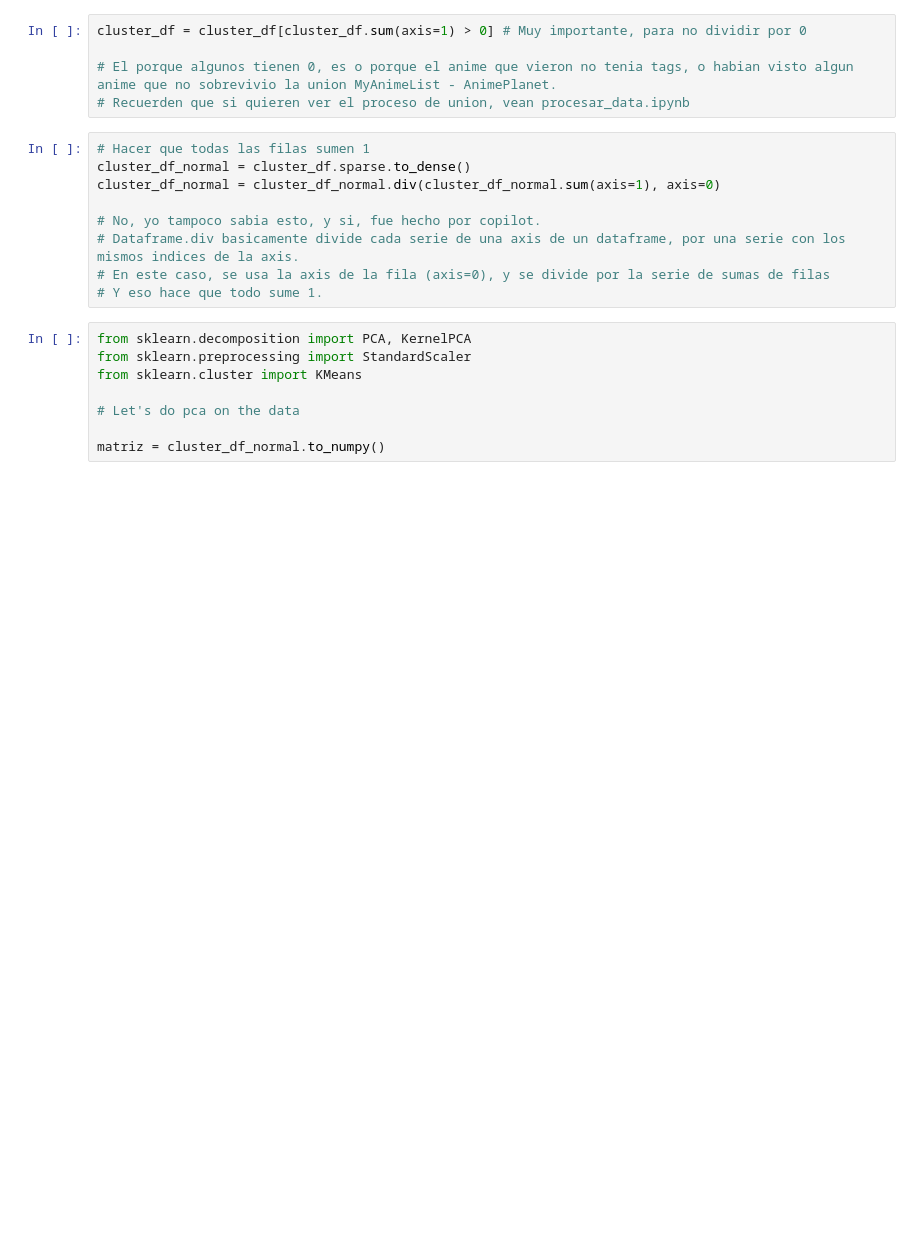
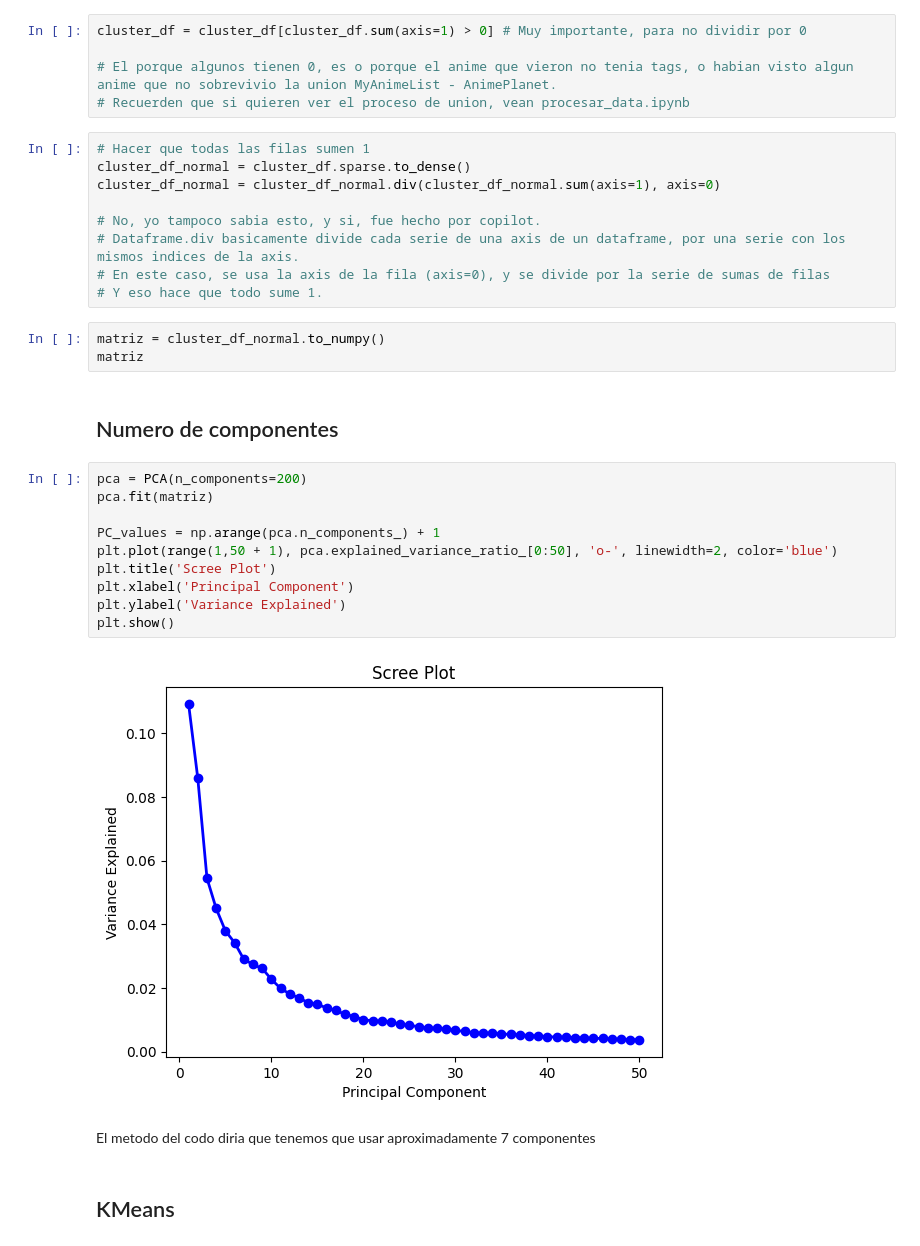
Before and after one commit to VAMarques/Proyecto-Grupo-12, a Jupyter notebook: demo Victor/test.ipynb, the cells around one changed output. Saved outputs shown, nothing was run; the diff lists cells and outputs as text; blank space fills up the shorter version.

```diff
--- a/demo Victor/test.ipynb
+++ b/demo Victor/test.ipynb
@@ -25,12 +33,25 @@ cluster_df_normal = cluster_df_normal.div(cluster_df_normal.sum(axis=1), axis=0)
 # Dataframe.div basicamente divide cada serie de una axis de un dataframe, por una serie con los mismos indices de la axis.
 # En este caso, se usa la axis de la fila (axis=0), y se divide por la serie de sumas de filas
 # Y eso hace que todo sume 1.
-# %%
-from sklearn.decomposition import PCA, KernelPCA
-from sklearn.preprocessing import StandardScaler
-from sklearn.cluster import KMeans
-
-# Let's do pca on the data
-
-matriz = cluster_df_normal.to_numpy()
+# %%
+matriz = cluster_df_normal.to_numpy()
+matriz
+# %% [markdown]
+## Numero de componentes
+# %%
+pca = PCA(n_components=200)
+pca.fit(matriz)
+
+PC_values = np.arange(pca.n_components_) + 1
+plt.plot(range(1,50 + 1), pca.explained_variance_ratio_[0:50], 'o-', linewidth=2, color='blue')
+plt.title('Scree Plot')
+plt.xlabel('Principal Component')
+plt.ylabel('Variance Explained')
+plt.show()
+# %% [output]
+[figure, added]
+# %% [markdown]
+El metodo del codo diria que tenemos que usar aproximadamente 7 componentes
+# %% [markdown]
+## KMeans
 # %%
```
Also changed, not shown: parts of 26 cells of this notebook.
